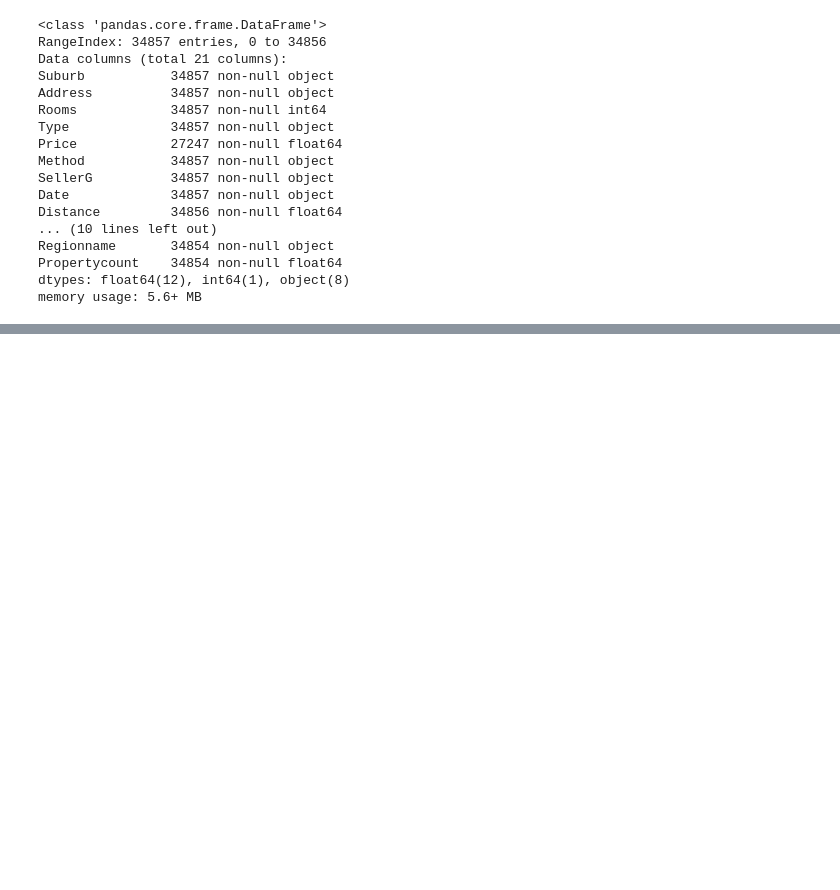
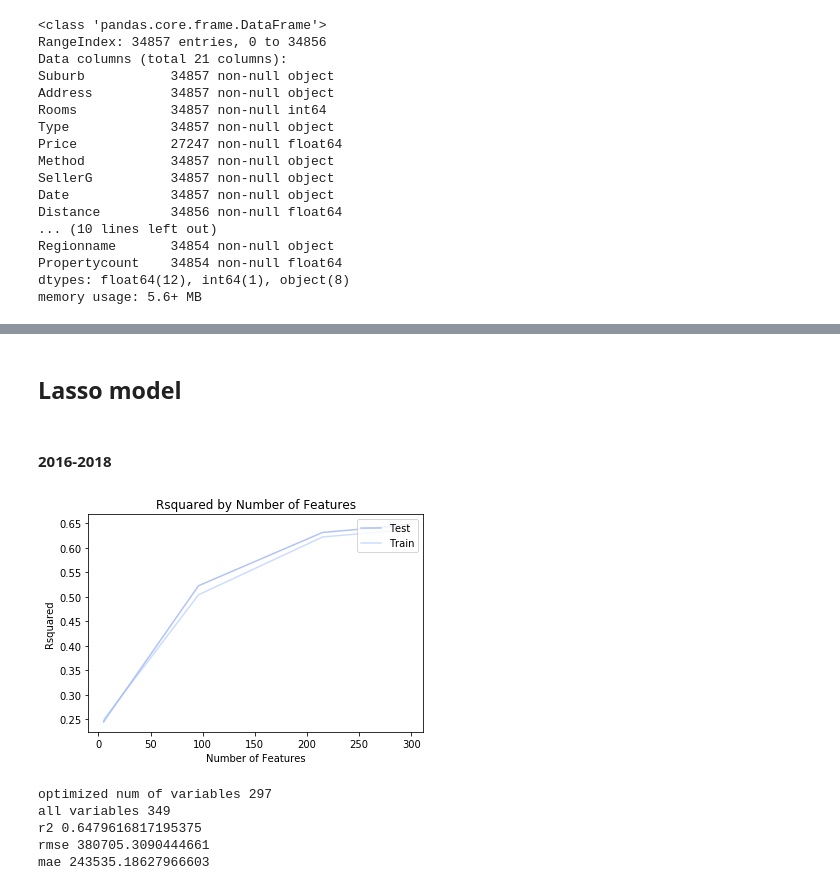
Before and after one commit to albertsundjaja/melbourne-house-price, a Jupyter notebook: data_preparation.ipynb, the cells around one changed output, grey strips where cells are left out. Cells and saved outputs as stored; diff of their text form; code cells hidden in the pictures; blank space fills up the shorter version.

```diff
--- a/data_preparation.ipynb
+++ b/data_preparation.ipynb
@@ -74,0 +486,32 @@ df_clean.drop(columns=['Address', ])
+# %%
+def print_scores(y_test, y_pred):
+    print('r2', r2_score(y_test, y_pred))
+    print('rmse', np.sqrt(mean_squared_error(y_test, y_pred)))
+    print('mae', mean_absolute_error(y_test, y_pred))
+# %%
+y_2018 = df_clean['Price']
+y_2020 = df_2020['sold_price']
+
+X_2018 = df_clean[['Bathroom', 'Rooms', 'Car', 'Landsize', 'Type', 'Suburb']]
+X_2020 = df_2020[['baths', 'beds', 'carparks', 'land_area', 'property_type', 'suburb']]
+# %% [markdown]
+## Lasso model
+# %%
+X_2018 = one_hot_cat_vars(X_2018)
+X_2020 = one_hot_cat_vars(X_2020)
+# %%
+cutoffs = [5000, 3500, 2500, 1000, 100, 30, 10, 5]
+# %% [markdown]
+#### 2016-2018
+# %%
+_, _, lm_model_linear_2018, X_train_linear_2018, X_test_linear_2018, y_train_linear_2018, y_test_linear_2018 = find_optimal_lm_mod(X_2018, y_2018, cutoffs, model='lasso')
+print('optimized num of variables', X_train_linear_2018.shape[1])
+print('all variables', X_2018.shape[1])
+print_scores(y_test_linear_2018, lm_model_linear_2018.predict(X_test_linear_2018))
+# %% [output]
+[figure, added]
+optimized num of variables 297
+all variables 349
+r2 0.6479616817195375
+rmse 380705.3090444661
+mae 243535.18627966603
```
Also changed, not shown: parts of 53 cells of this notebook, 2 other files.
